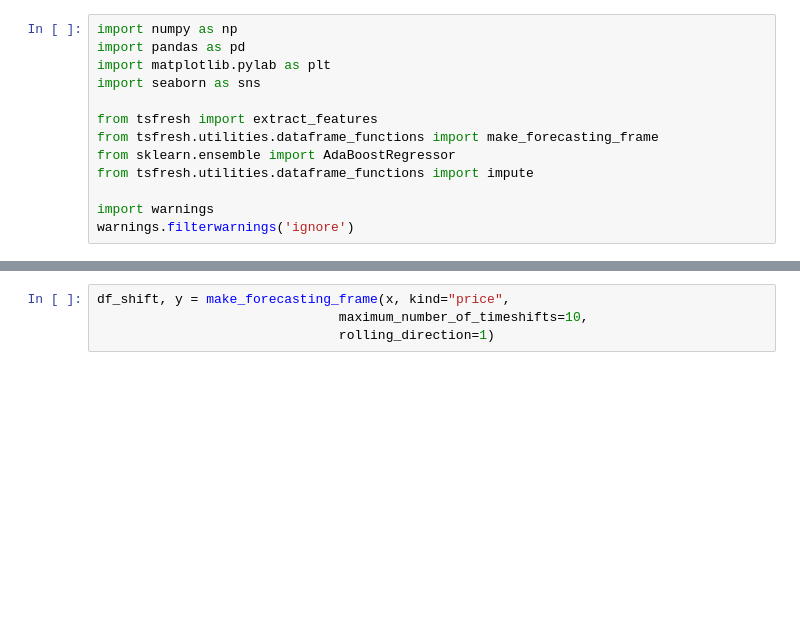
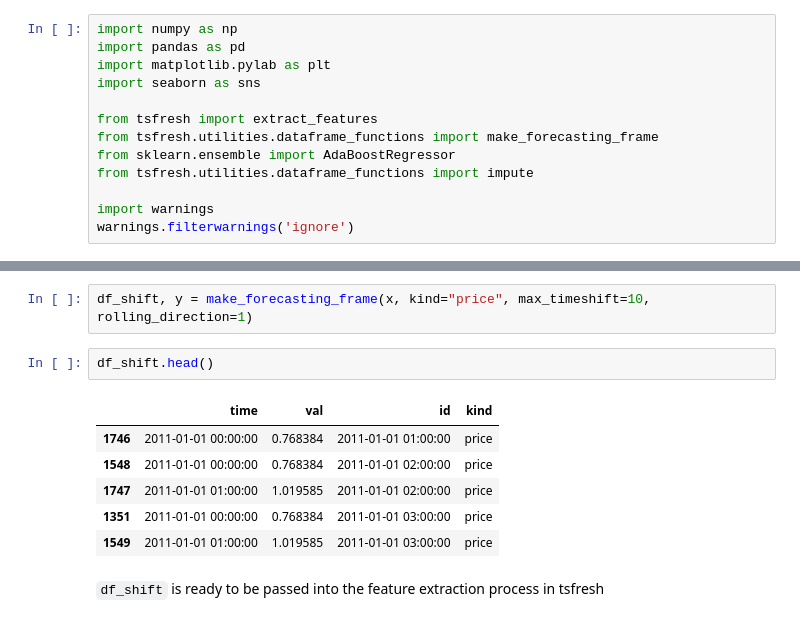
Before and after one commit to blue-yonder/tsfresh, a Jupyter notebook: notebooks/timeseries_forecasting_basic_example.ipynb, the cells around one changed output, grey strips where cells are left out. Drawn from its saved outputs; the diff is of its cells as text; blank space fills up the shorter version.

```diff
--- a/notebooks/timeseries_forecasting_basic_example.ipynb
+++ b/notebooks/timeseries_forecasting_basic_example.ipynb
@@ -23,5 +39,14 @@ plt.show()
 # %%
-df_shift, y = make_forecasting_frame(x, kind="price",
-                               maximum_number_of_timeshifts=10,
-                               rolling_direction=1)
+df_shift, y = make_forecasting_frame(x, kind="price", max_timeshift=10, rolling_direction=1)
+# %%
+df_shift.head()
+# %% [output]
+|  | time | val | id | kind |
+| 1746 | 2011-01-01 00:00:00 | 0.768384 | 2011-01-01 01:00:00 | price |
+| 1548 | 2011-01-01 00:00:00 | 0.768384 | 2011-01-01 02:00:00 | price |
+| 1747 | 2011-01-01 01:00:00 | 1.019585 | 2011-01-01 02:00:00 | price |
+| 1351 | 2011-01-01 00:00:00 | 0.768384 | 2011-01-01 03:00:00 | price |
+| 1549 | 2011-01-01 01:00:00 | 1.019585 | 2011-01-01 03:00:00 | price |
+# %% [markdown]
+`df_shift` is ready to be passed into the feature extraction process in tsfresh
 # %%
```
Also changed, not shown: parts of 10 cells of this notebook.
